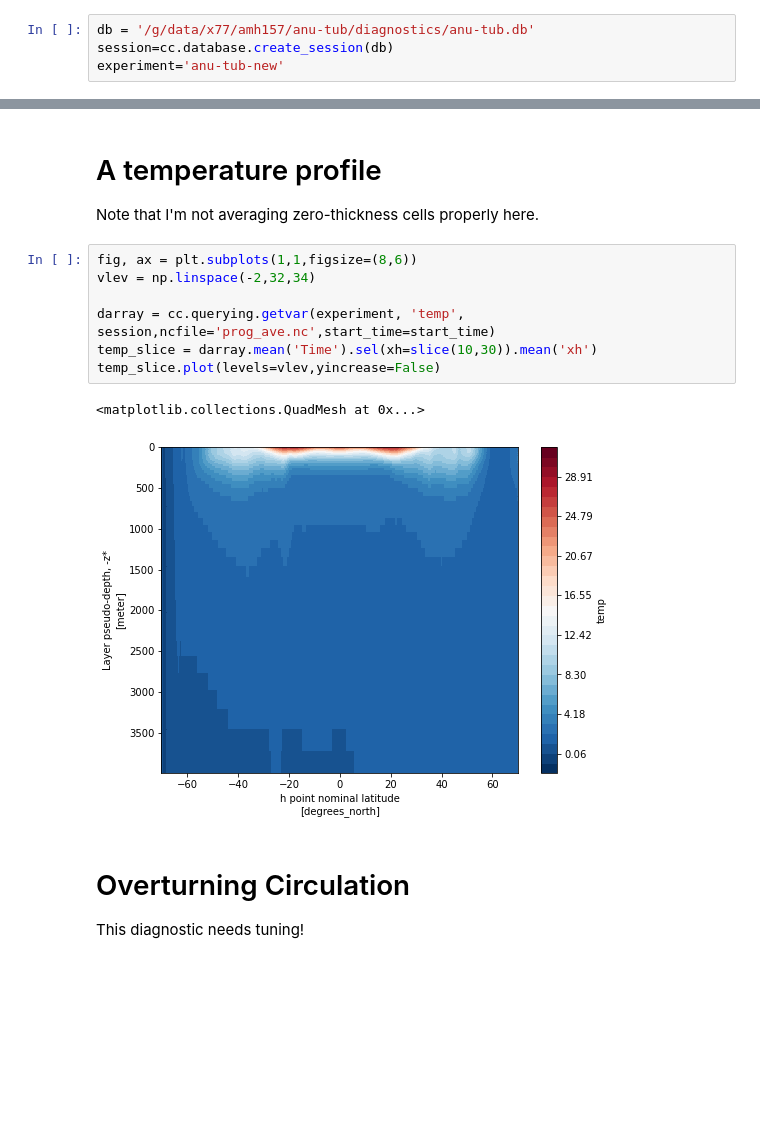
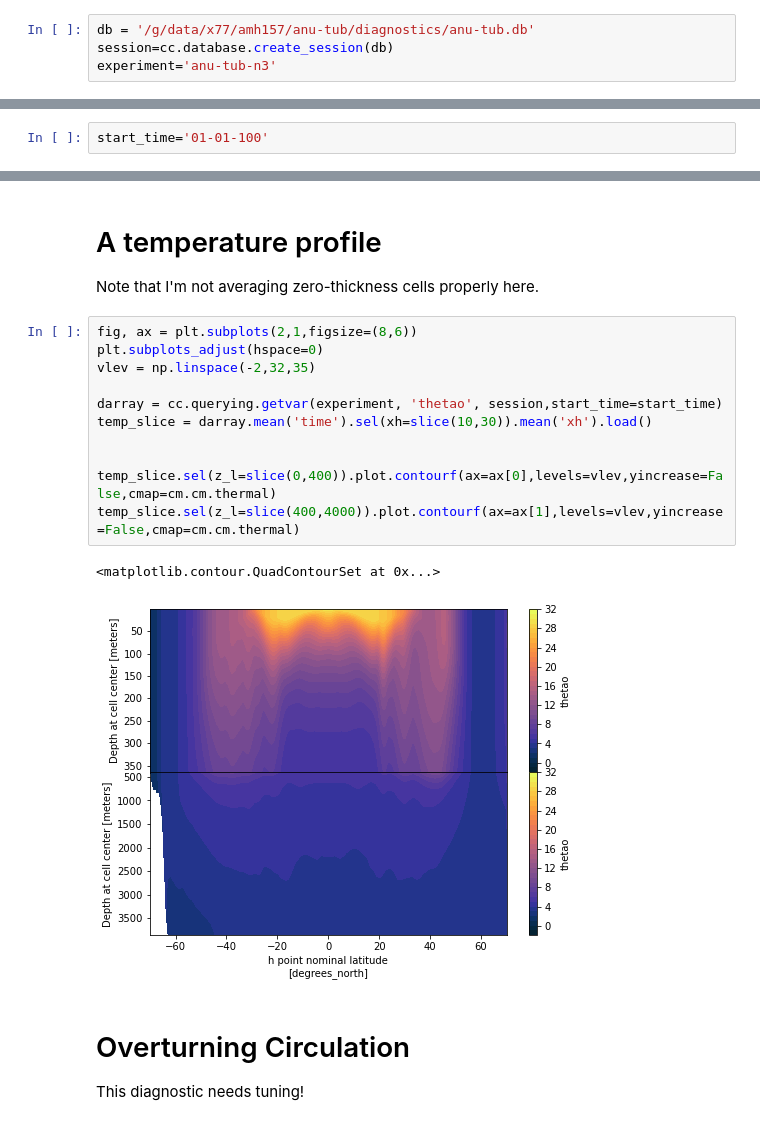
Before and after one commit to AndyHoggANU/anu-tub, a Jupyter notebook: diagnostics/Start_Plotting.ipynb, the cells around one changed output, grey strips where cells are left out. Cells and saved outputs as stored; diff of their text form; blank space fills up the shorter version.

```diff
--- a/diagnostics/Start_Plotting.ipynb
+++ b/diagnostics/Start_Plotting.ipynb
@@ -13,7 +13,7 @@ from cosima_cookbook import explore
 # %%
 db = '/g/data/x77/amh157/anu-tub/diagnostics/anu-tub.db'
 session=cc.database.create_session(db)
-experiment='anu-tub-new'
+experiment='anu-tub-n3'
 # %%
 client = Client()
 client
@@ -84,4 +103,6 @@ def plot_mercator(ax,X0,Y0):
     ax.set_ylim(ymin=-70,ymax=70)
     plt.setp(ax,'xticks',[10, 20, 30])
     return X_alt, Y
+# %%
+start_time='01-01-100'
 # %%
@@ -136,15 +213,19 @@ KeyError: 'time'
 # A temperature profile
 Note that I'm not averaging zero-thickness cells properly here.
 # %%
-fig, ax = plt.subplots(1,1,figsize=(8,6))
-vlev = np.linspace(-2,32,34)
+fig, ax = plt.subplots(2,1,figsize=(8,6))
+plt.subplots_adjust(hspace=0)
+vlev = np.linspace(-2,32,35)
 
-darray = cc.querying.getvar(experiment, 'temp', session,ncfile='prog_ave.nc',start_time=start_time)
-temp_slice = darray.mean('Time').sel(xh=slice(10,30)).mean('xh')
-temp_slice.plot(levels=vlev,yincrease=False)
+darray = cc.querying.getvar(experiment, 'thetao', session,start_time=start_time)
+temp_slice = darray.mean('time').sel(xh=slice(10,30)).mean('xh').load()
+
+
+temp_slice.sel(z_l=slice(0,400)).plot.contourf(ax=ax[0],levels=vlev,yincrease=False,cmap=cm.cm.thermal)
+temp_slice.sel(z_l=slice(400,4000)).plot.contourf(ax=ax[1],levels=vlev,yincrease=False,cmap=cm.cm.thermal)
 # %% [output]
-<matplotlib.collections.QuadMesh at 0x...>
+<matplotlib.contour.QuadContourSet at 0x...>
-[figure, old version]
+[figure, new version]
 # %% [markdown]
 # Overturning Circulation
 This diagnostic needs tuning!
```
Also changed, not shown: parts of 12 cells of this notebook, 2 other files.
